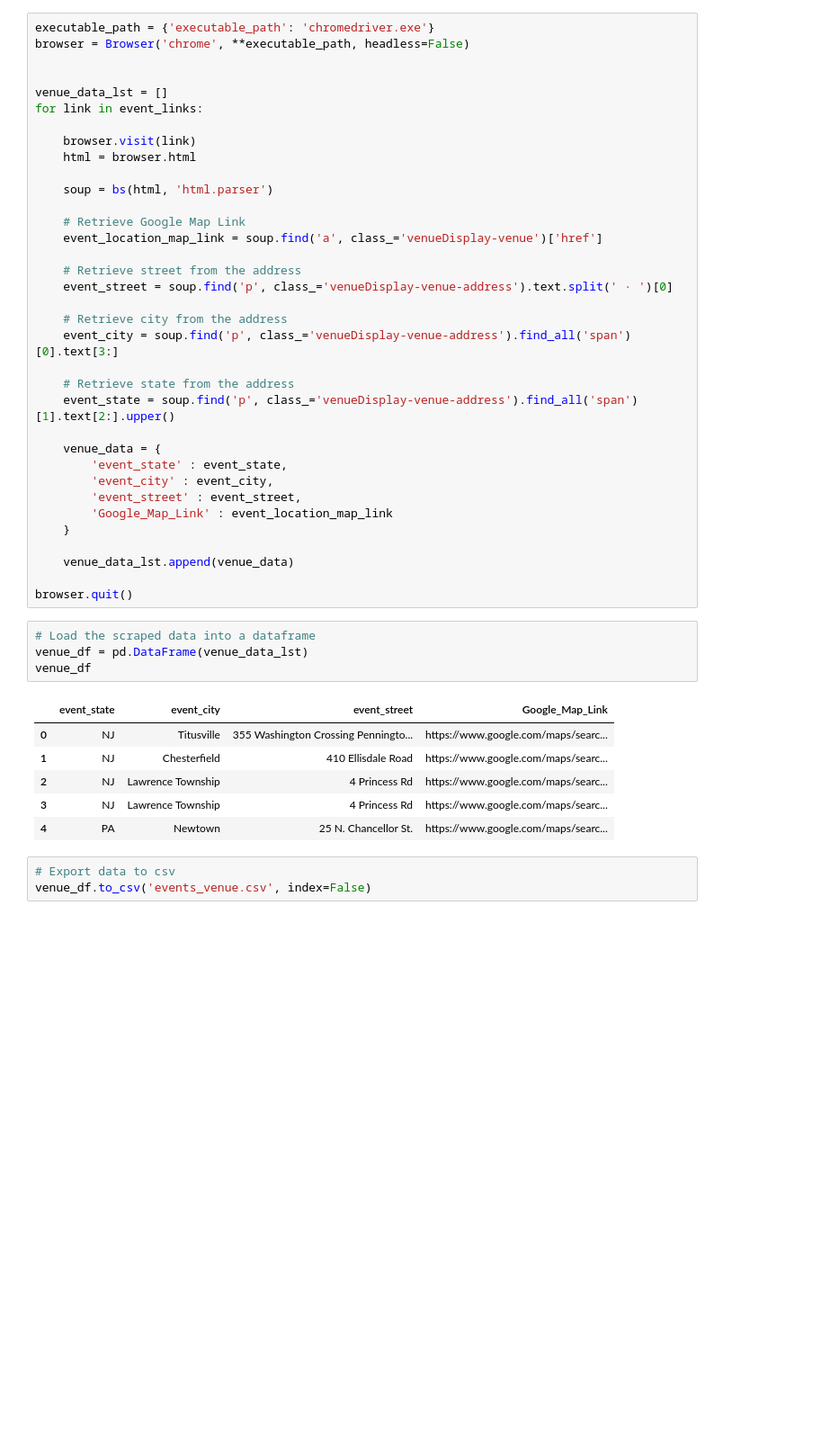
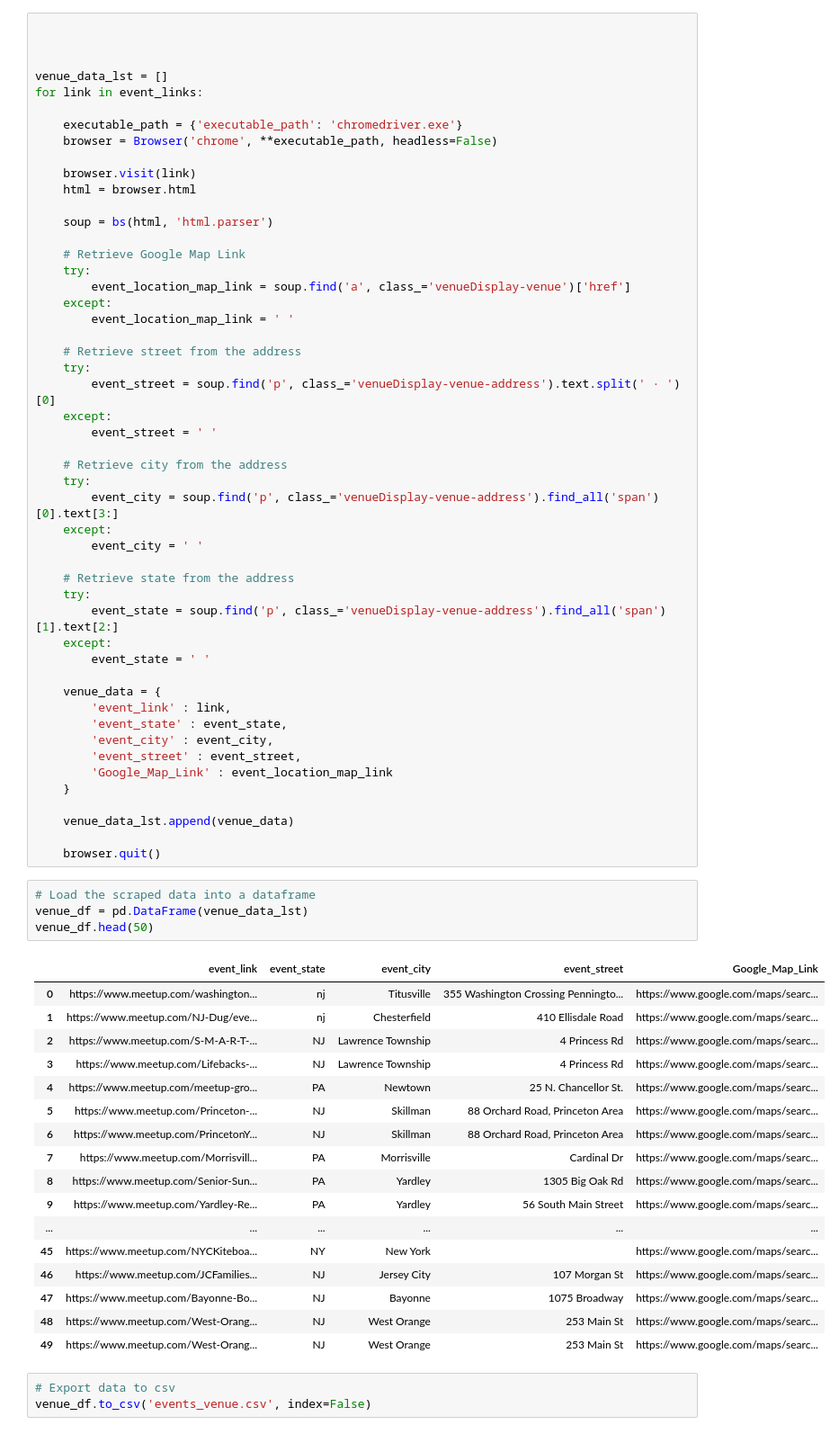
Before and after one commit to MersedehSP/Meetup_Project2, a Jupyter notebook: arts_scraped_data/scrape_event_locations.ipynb, the cells around one changed output. Shown: that part at 90% size. Drawn from its saved outputs; the diff is of its cells as text; blank space fills up the shorter version.

Commit message:
Merging original and locations dfs

```diff
--- a/arts_scraped_data/scrape_event_locations.ipynb
+++ b/arts_scraped_data/scrape_event_locations.ipynb
@@ -43,12 +48,14 @@ event_links
  'https://www.meetup.com/Persuasive-Toastmasters-Meetup-NYC/events/275582996',
  ...]
 # %%
-executable_path = {'executable_path': 'chromedriver.exe'}
-browser = Browser('chrome', **executable_path, headless=False)
+
 
 
 venue_data_lst = []
 for link in event_links:
+
+    executable_path = {'executable_path': 'chromedriver.exe'}
+    browser = Browser('chrome', **executable_path, headless=False)
 
     browser.visit(link)
     html = browser.html
@@ -56,18 +63,31 @@ for link in event_links:
     soup = bs(html, 'html.parser')
 
     # Retrieve Google Map Link
-    event_location_map_link = soup.find('a', class_='venueDisplay-venue')['href']
+    try:
+        event_location_map_link = soup.find('a', class_='venueDisplay-venue')['href']
+    except:
+        event_location_map_link = ' '
 
     # Retrieve street from the address
-    event_street = soup.find('p', class_='venueDisplay-venue-address').text.split(' · ')[0]
+    try:
+        event_street = soup.find('p', class_='venueDisplay-venue-address').text.split(' · ')[0]
+    except:
+        event_street = ' '
 
     # Retrieve city from the address
-    event_city = soup.find('p', class_='venueDisplay-venue-address').find_all('span')[0].text[3:]
+    try:
+        event_city = soup.find('p', class_='venueDisplay-venue-address').find_all('span')[0].text[3:]
+    except:
+        event_city = ' '
 
     # Retrieve state from the address
-    event_state = soup.find('p', class_='venueDisplay-venue-address').find_all('span')[1].text[2:].upper()
+    try:
+        event_state = soup.find('p', class_='venueDisplay-venue-address').find_all('span')[1].text[2:]
+    except:
+        event_state = ' '
 
     venue_data = {
+        'event_link' : link,
         'event_state' : event_state,
         'event_city' : event_city,
         'event_street' : event_street,
@@ -76,18 +96,29 @@ for link in event_links:
 
     venue_data_lst.append(venue_data)
 
-browser.quit()
+    browser.quit()
 # %%
 # Load the scraped data into a dataframe
 venue_df = pd.DataFrame(venue_data_lst)
-venue_df
+venue_df.head(50)
 # %% [output]
-|  | event_state | event_city | event_street | Google_Map_Link |
-| 0 | NJ | Titusville | 355 Washington Crossing Penningto... | https://www.google.com/maps/searc... |
-| 1 | NJ | Chesterfield | 410 Ellisdale Road | https://www.google.com/maps/searc... |
-| 2 | NJ | Lawrence Township | 4 Princess Rd | https://www.google.com/maps/searc... |
-| 3 | NJ | Lawrence Township | 4 Princess Rd | https://www.google.com/maps/searc... |
-| 4 | PA | Newtown | 25 N. Chancellor St. | https://www.google.com/maps/searc... |
+|  | event_link | event_state | event_city | event_street | Google_Map_Link |
+| 0 | https://www.meetup.com/washington... | nj | Titusville | 355 Washington Crossing Penningto... | https://www.google.com/maps/searc... |
+| 1 | https://www.meetup.com/NJ-Dug/eve... | nj | Chesterfield | 410 Ellisdale Road | https://www.google.com/maps/searc... |
+| 2 | https://www.meetup.com/S-M-A-R-T-... | NJ | Lawrence Township | 4 Princess Rd | https://www.google.com/maps/searc... |
+| 3 | https://www.meetup.com/Lifebacks-... | NJ | Lawrence Township | 4 Princess Rd | https://www.google.com/maps/searc... |
+| 4 | https://www.meetup.com/meetup-gro... | PA | Newtown | 25 N. Chancellor St. | https://www.google.com/maps/searc... |
+| 5 | https://www.meetup.com/Princeton-... | NJ | Skillman | 88 Orchard Road, Princeton Area | https://www.google.com/maps/searc... |
+| 6 | https://www.meetup.com/PrincetonY... | NJ | Skillman | 88 Orchard Road, Princeton Area | https://www.google.com/maps/searc... |
+| 7 | https://www.meetup.com/Morrisvill... | PA | Morrisville | Cardinal Dr | https://www.google.com/maps/searc... |
+| 8 | https://www.meetup.com/Senior-Sun... | PA | Yardley | 1305 Big Oak Rd | https://www.google.com/maps/searc... |
+| 9 | https://www.meetup.com/Yardley-Re... | PA | Yardley | 56 South Main Street | https://www.google.com/maps/searc... |
+| ... | ... | ... | ... | ... | ... |
+| 45 | https://www.meetup.com/NYCKiteboa... | NY | New York |  | https://www.google.com/maps/searc... |
+| 46 | https://www.meetup.com/JCFamilies... | NJ | Jersey City | 107 Morgan St | https://www.google.com/maps/searc... |
+| 47 | https://www.meetup.com/Bayonne-Bo... | NJ | Bayonne | 1075 Broadway | https://www.google.com/maps/searc... |
+| 48 | https://www.meetup.com/West-Orang... | NJ | West Orange | 253 Main St | https://www.google.com/maps/searc... |
+| 49 | https://www.meetup.com/West-Orang... | NJ | West Orange | 253 Main St | https://www.google.com/maps/searc... |
 # %%
 # Export data to csv
 venue_df.to_csv('events_venue.csv', index=False)
```
Also changed, not shown: parts of 6 cells of this notebook, 5 other files.
